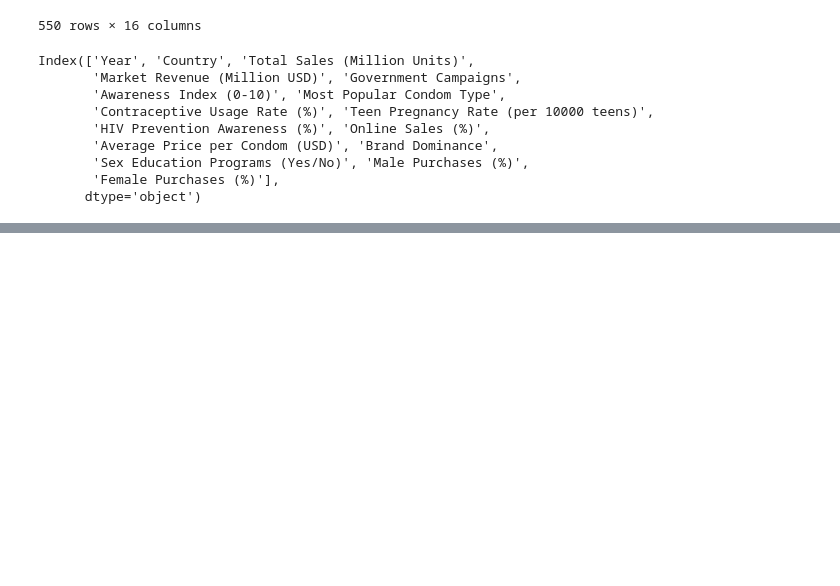
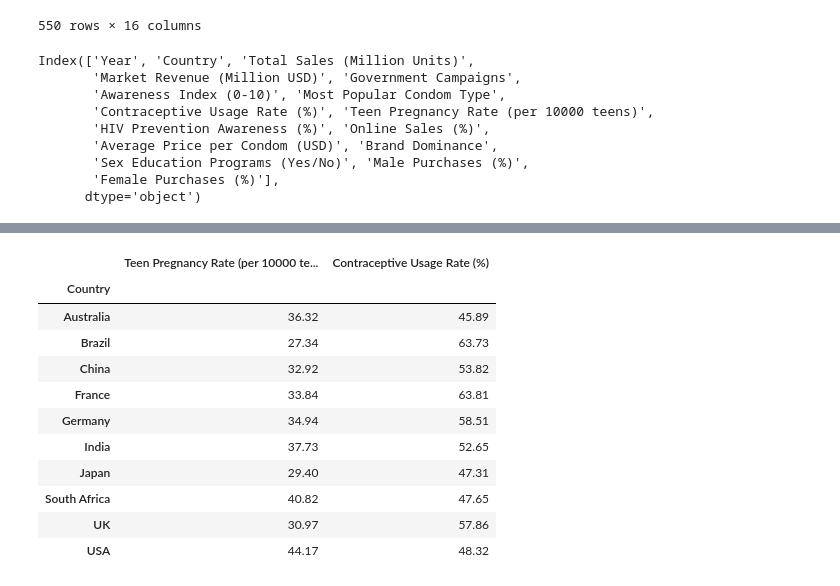
Before and after one commit to AungHtet2/Global-Condom-Sales-and-Awareness-2015-2025--AungHtetNaing, a Jupyter notebook: 1.Projects/6.Contraceptive_Usage.ipynb, the cells around one changed output, grey strips where cells are left out. Cells and saved outputs as stored; diff of their text form; code cells hidden in the pictures; blank space fills up the shorter version.

```diff
--- a/1.Projects/6.Contraceptive_Usage.ipynb
+++ b/1.Projects/6.Contraceptive_Usage.ipynb
@@ -126,0 +76,16 @@ Healthcare inequalities affecting access to reproductive health services.
+# %%
+df_CUR = df.groupby('Country')[['Teen Pregnancy Rate (per 10000 teens)','Contraceptive Usage Rate (%)']].median()
+df_CUR
+# %% [output]
+|  | Teen Pregnancy Rate (per 10000 te... | Contraceptive Usage Rate (%) |
+| Country |  |  |
+| Australia | 36.32 | 45.89 |
+| Brazil | 27.34 | 63.73 |
+| China | 32.92 | 53.82 |
+| France | 33.84 | 63.81 |
+| Germany | 34.94 | 58.51 |
+| India | 37.73 | 52.65 |
+| Japan | 29.40 | 47.31 |
+| South Africa | 40.82 | 47.65 |
+| UK | 30.97 | 57.86 |
+| USA | 44.17 | 48.32 |
```
Also changed, not shown: parts of 3 cells of this notebook, 1 other file.
